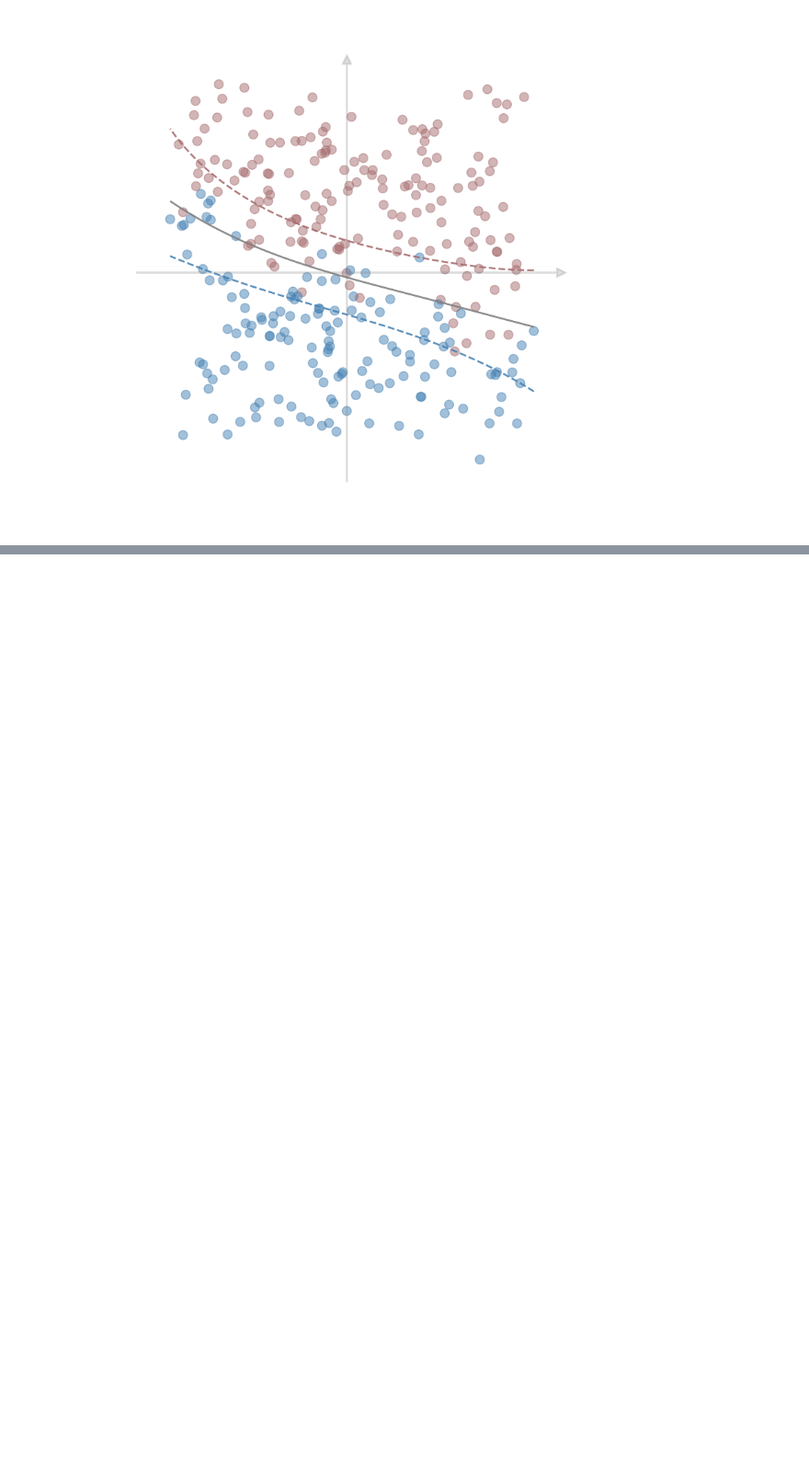
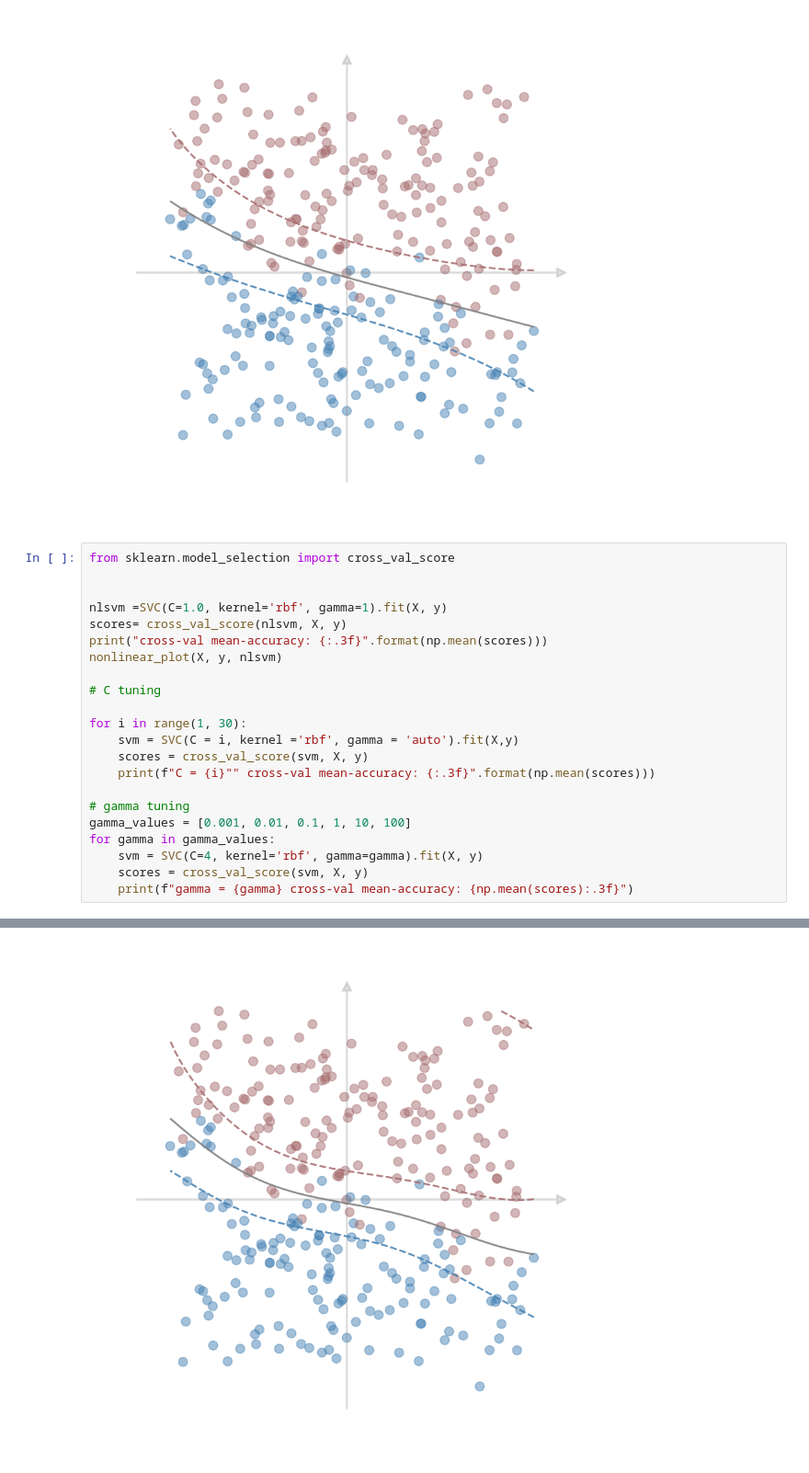
Before and after one commit to rohanxavier33/SVM, a Jupyter notebook: svm.ipynb, the cells around one changed output, grey strips where cells are left out. Shown at 92% size. Saved outputs shown, nothing was run; the diff lists cells and outputs as text; blank space fills up the shorter version.

```diff
--- a/svm.ipynb
+++ b/svm.ipynb
@@ -172,3 +172,26 @@ nlsvm= SVC(C=1.0, kernel='rbf', gamma='auto').fit(X, y)
 nonlinear_plot(X, y, nlsvm)
 # %% [output]
 [figure]
+# %%
+from sklearn.model_selection import cross_val_score
+
+
+nlsvm =SVC(C=1.0, kernel='rbf', gamma=1).fit(X, y)
+scores= cross_val_score(nlsvm, X, y)
+print("cross-val mean-accuracy: {:.3f}".format(np.mean(scores)))
+nonlinear_plot(X, y, nlsvm)
+
+# C tuning
+
+for i in range(1, 30):
+    svm = SVC(C = i, kernel ='rbf', gamma = 'auto').fit(X,y)
+    scores = cross_val_score(svm, X, y)
+    print(f"C = {i}"" cross-val mean-accuracy: {:.3f}".format(np.mean(scores)))
+
+# gamma tuning
+gamma_values = [0.001, 0.01, 0.1, 1, 10, 100]
+for gamma in gamma_values:
+    svm = SVC(C=4, kernel='rbf', gamma=gamma).fit(X, y)
+    scores = cross_val_score(svm, X, y)
+    print(f"gamma = {gamma} cross-val mean-accuracy: {np.mean(scores):.3f}")
+# %% [output]
@@ -174,0 +215 @@ nonlinear_plot(X, y, nlsvm)
+[figure, added]
```
Also changed, not shown: parts of 2 cells of this notebook.
